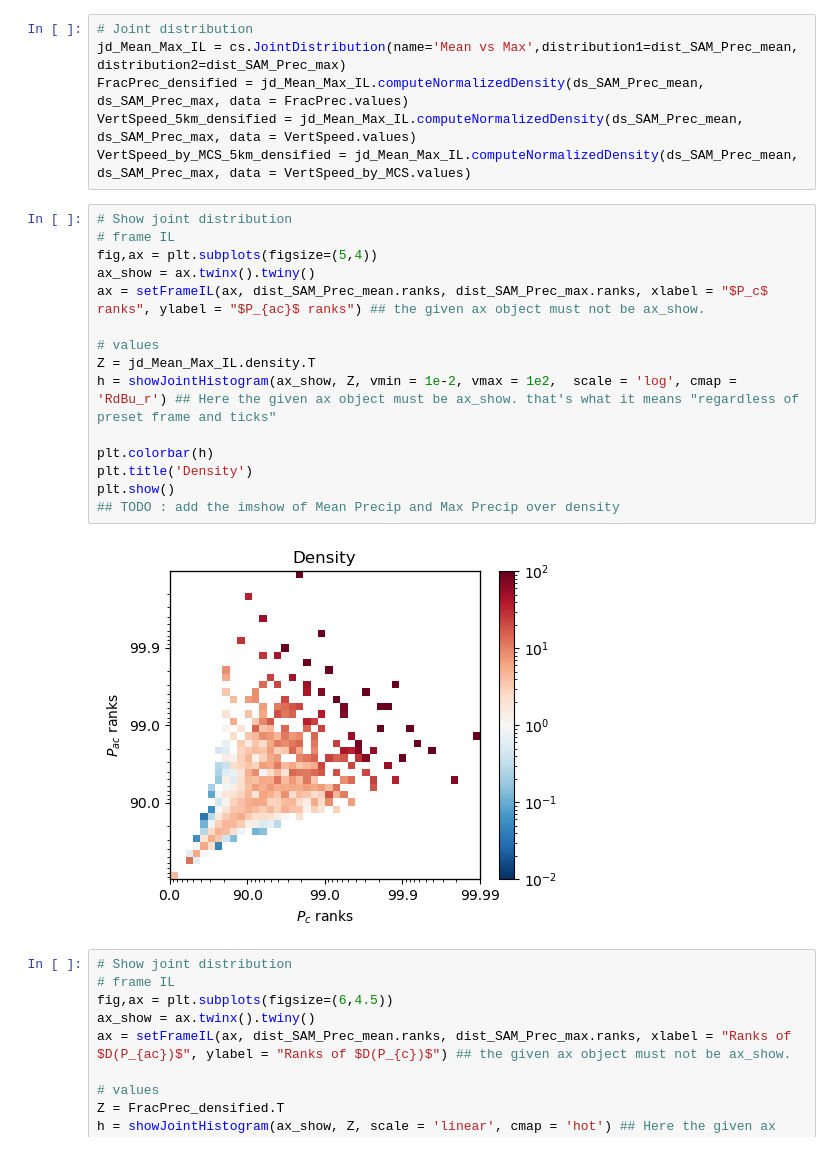
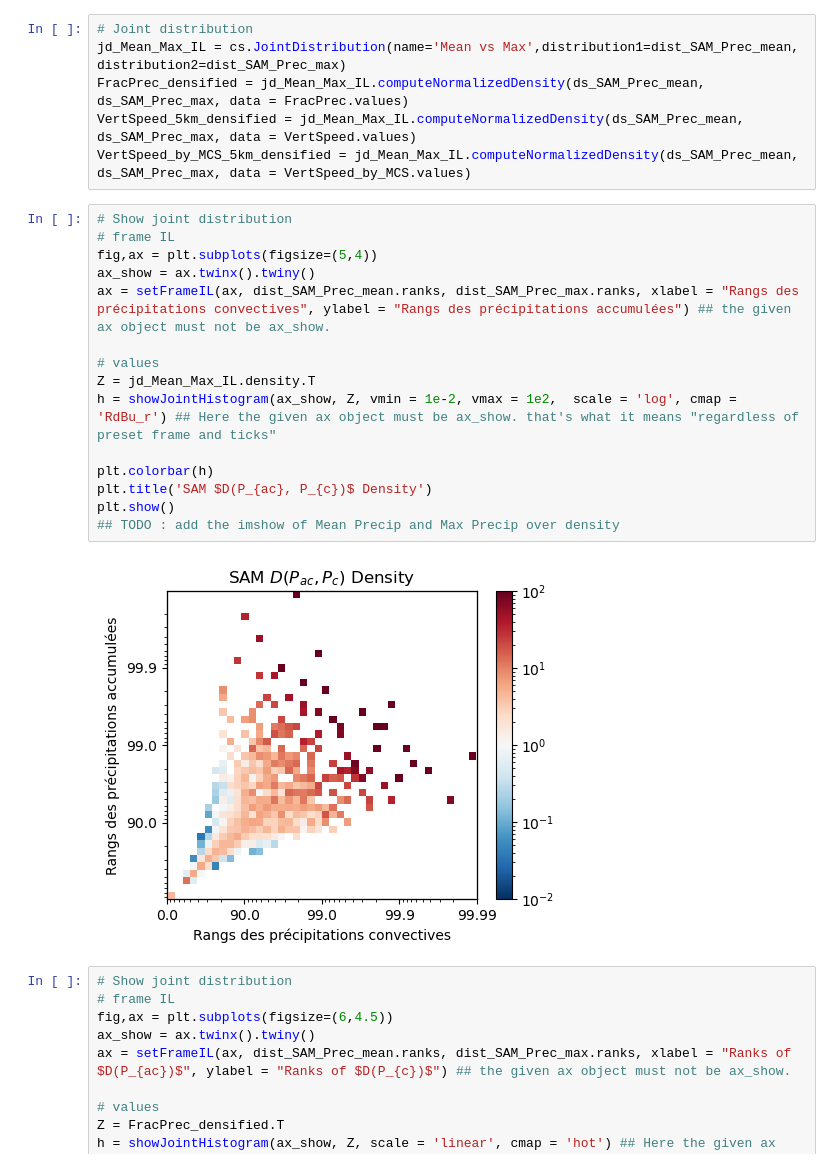
Before and after one commit to bfildier/stage-2023-multiscale-extremes, a Jupyter notebook: scripts/RCEMIP/extremesRelation.ipynb, the cells around one changed output. Cells and saved outputs as stored; diff of their text form.

```diff
--- a/scripts/RCEMIP/extremesRelation.ipynb
+++ b/scripts/RCEMIP/extremesRelation.ipynb
@@ -96,20 +93,20 @@ VertSpeed_by_MCS_5km_densified = jd_Mean_Max_IL.computeNormalizedDensity(ds_SAM_
 # %%
 # Show joint distribution
 # frame IL
 fig,ax = plt.subplots(figsize=(5,4))
 ax_show = ax.twinx().twiny()
-ax = setFrameIL(ax, dist_SAM_Prec_mean.ranks, dist_SAM_Prec_max.ranks, xlabel = "$P_c$ ranks", ylabel = "$P_{ac}$ ranks") ## the given ax object must not be ax_show.
+ax = setFrameIL(ax, dist_SAM_Prec_mean.ranks, dist_SAM_Prec_max.ranks, xlabel = "Rangs des précipitations convectives", ylabel = "Rangs des précipitations accumulées") ## the given ax object must not be ax_show.
 
 # values
 Z = jd_Mean_Max_IL.density.T
 h = showJointHistogram(ax_show, Z, vmin = 1e-2, vmax = 1e2,  scale = 'log', cmap = 'RdBu_r') ## Here the given ax object must be ax_show. that's what it means "regardless of preset frame and ticks"
 
 plt.colorbar(h)
-plt.title('Density')
+plt.title('SAM $D(P_{ac}, P_{c})$ Density')
 plt.show()
 ## TODO : add the imshow of Mean Precip and Max Precip over density
 # %% [output]
-[figure, old version]
+[figure, new version]
 # %%
 # Show joint distribution
 # frame IL
```
Also changed, not shown: parts of 1 cell of this notebook, 6 other files.
